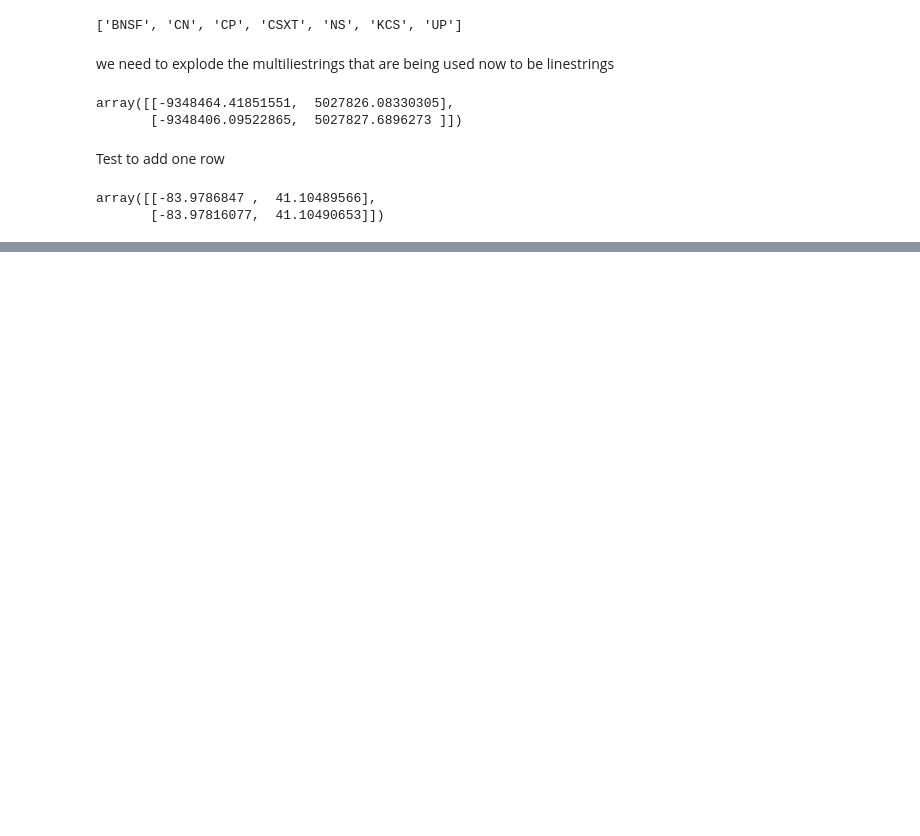
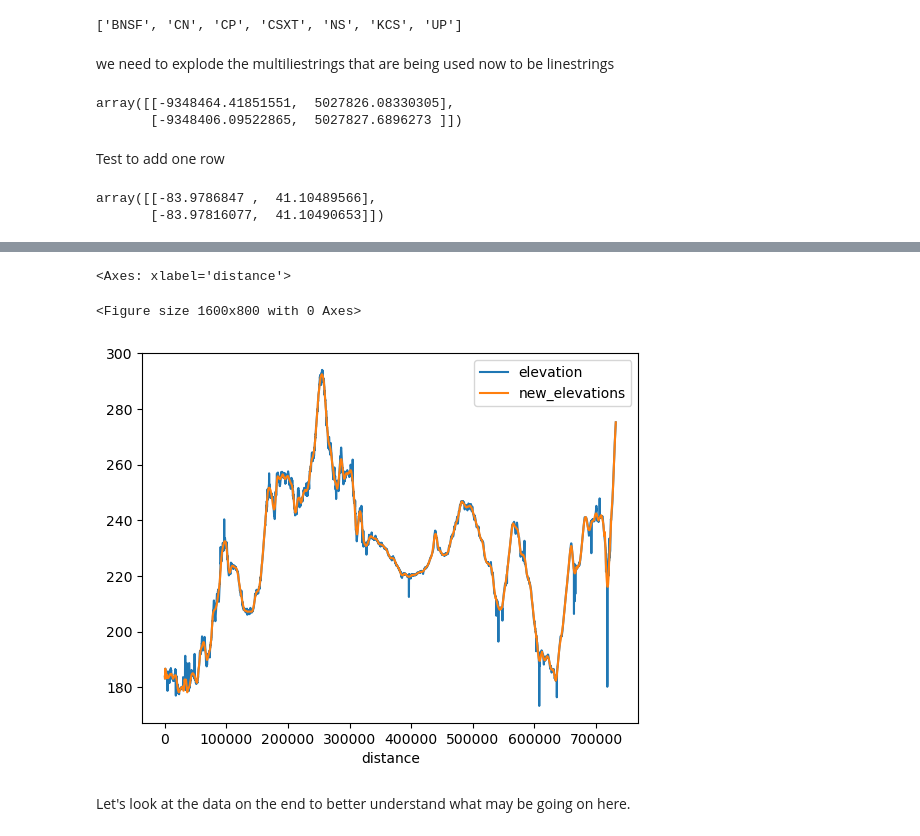
Before and after one commit to ARPA-E-LOCOMOTIVES/SCORE, a Jupyter notebook: score/utility/narn/notebooks/47th-MPH.ipynb, the cells around one changed output, grey strips where cells are left out. Saved outputs shown, nothing was run; the diff lists cells and outputs as text; code cells hidden in the pictures; blank space fills up the shorter version.

```diff
--- a/score/utility/narn/notebooks/47th-MPH.ipynb
+++ b/score/utility/narn/notebooks/47th-MPH.ipynb
@@ -321,0 +506,9 @@ KeyboardInterrupt:
+# %%
+plt.figure(figsize=(16, 8))
+seg_df.plot(x="distance", y=["elevation","new_elevations"])
+# %% [output]
+<Axes: xlabel='distance'>
+<Figure size 1600x800 with 0 Axes>
+[figure, added]
+# %% [markdown]
+Let's look at the data on the end to better understand what may be going on here.
```
Also changed, not shown: parts of 41 cells of this notebook, 4 other files.
